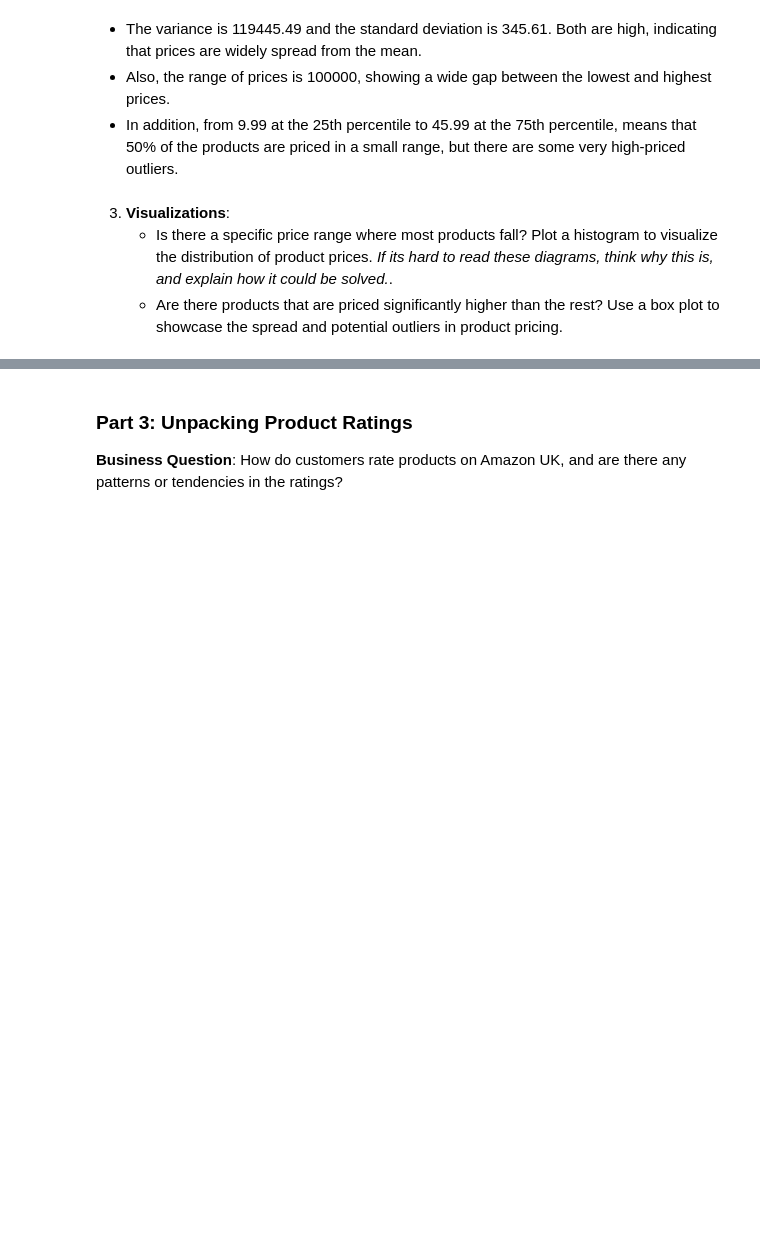
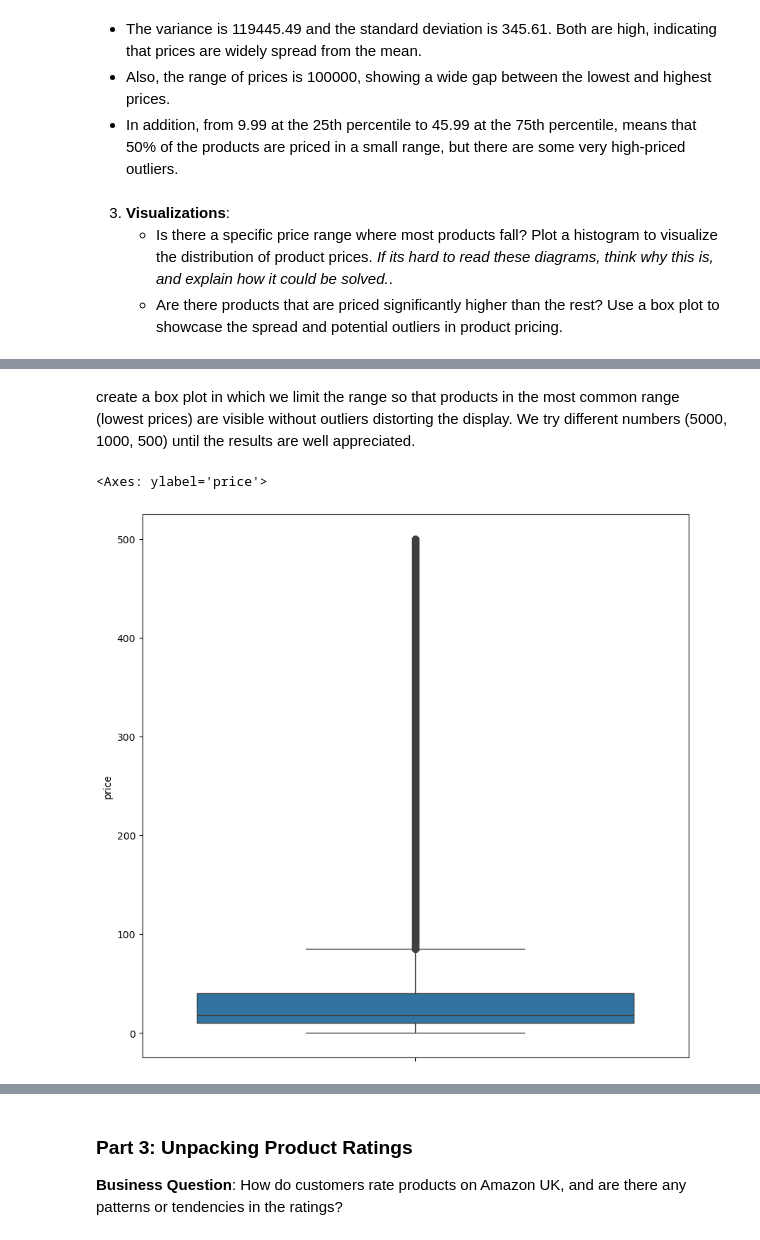
Before and after one commit to almudenaolg/lab-eda-univariate, a Jupyter notebook: eda_univariate.ipynb, the cells around one changed output, grey strips where cells are left out. Saved outputs shown, nothing was run; the diff lists cells and outputs as text; code cells hidden in the pictures; blank space fills up the shorter version.

```diff
--- a/eda_univariate.ipynb
+++ b/eda_univariate.ipynb
@@ -148,0 +167,9 @@ variance_price, std_dev_price, range_price, quantiles_price
+# %% [markdown]
+create a box plot in which we limit the range so that products in the most common range (lowest prices) are visible without outliers distorting the display. We try different numbers (5000, 1000, 500) until the results are well appreciated.
+# %%
+plt.figure(figsize=(10, 10))
+
+sns.boxplot(data=df[df['price'] < 500]['price'])
+# %% [output]
+<Axes: ylabel='price'>
+[figure, added]
```
Also changed, not shown: parts of 14 cells of this notebook.
